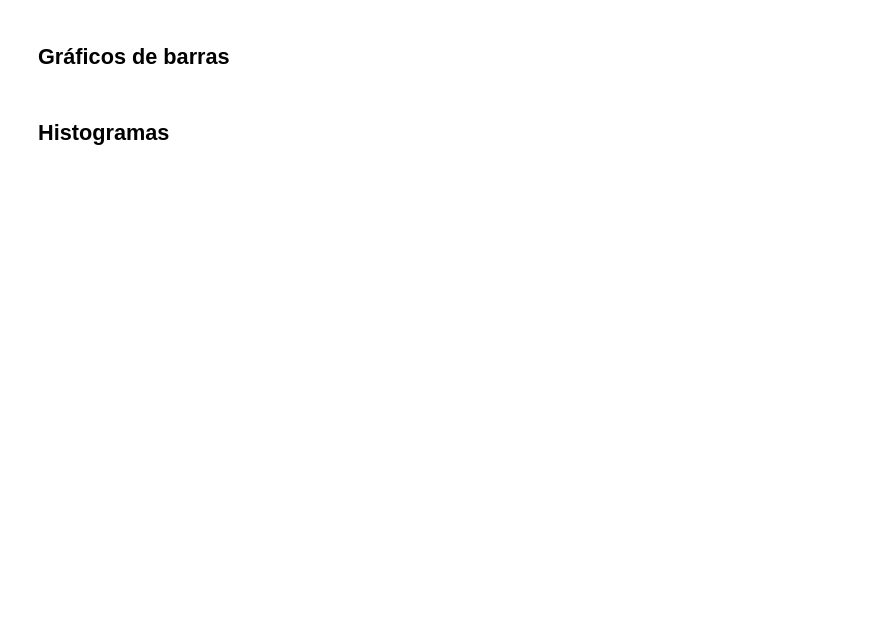
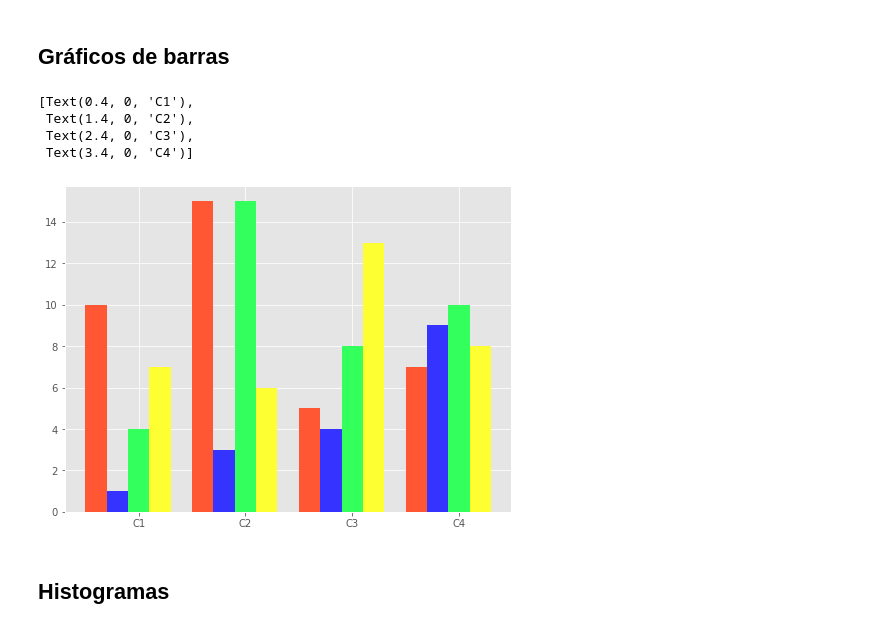
Before and after one commit to scidatmath2020/Ciencia-de-datos-con-Python, a Jupyter notebook: C03.2 Matplotlib (Gráficos estadísticos).ipynb, the cells around one changed output. Saved outputs shown, nothing was run; the diff lists cells and outputs as text; code cells hidden in the pictures; blank space fills up the shorter version.

```diff
--- a/C03.2 Matplotlib (Gráficos estadísticos).ipynb
+++ b/C03.2 Matplotlib (Gráficos estadísticos).ipynb
@@ -15,27 +18,32 @@ plt.scatter(x,y, s=200, color='yellow',marker='.',edgecolors='black')
 ## Gráficos de barras
 # %%
 classes = ['C1', 'C2', 'C3', 'C4']
-grupos = ["G1","G2","G3"]
 colors  = ['#FF5733', '#3533FF', '#33FF5D', '#FDFF33']
 numerical = [[10, 15, 5, 7],
              [1, 3, 4, 9],
              [4, 15, 8, 10],
              [7, 6, 13, 8]]
 
 number_groups = len(classes)
 bin_width = 0.2
 
-fig, ax = plt.subplots(figsize=(8,6))
+fig, axes = plt.subplots(figsize=(8,6))
 
 for i in range(number_groups):
-    ax.bar(x=np.arange(len(classes)) + i*bin_width,
+    axes.bar(x=np.arange(len(classes)) + i*bin_width,
            height=numerical[i],
            width=bin_width,
            color=colors[i],
            align='center')
 
-ax.set_xticks(np.arange(len(classes)) + 0.4)
-ax.set_xticklabels(classes)
+axes.set_xticks(np.arange(len(classes)) + 0.4)
+axes.set_xticklabels(classes)
+# %% [output]
+[Text(0.4, 0, 'C1'),
+ Text(1.4, 0, 'C2'),
+ Text(2.4, 0, 'C3'),
+ Text(3.4, 0, 'C4')]
+[figure, added]
 # %% [markdown]
 ## Histogramas
 # %%
```
Also changed, not shown: parts of 4 cells of this notebook.
